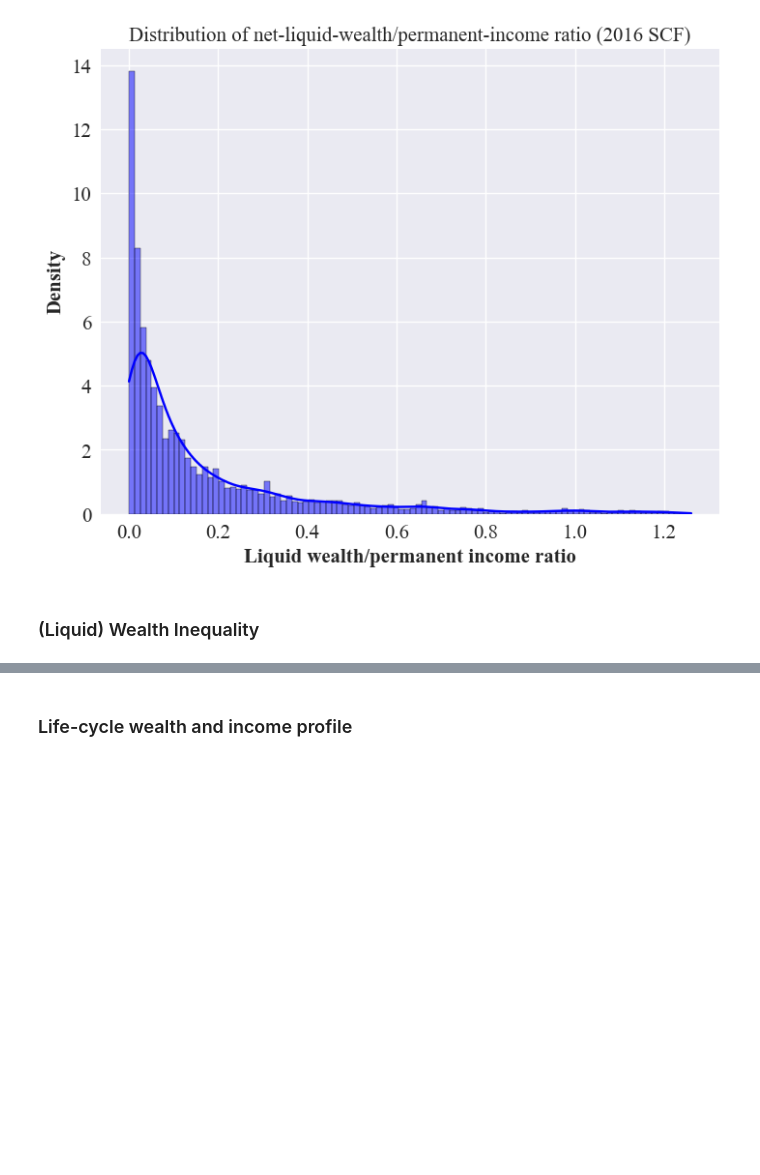
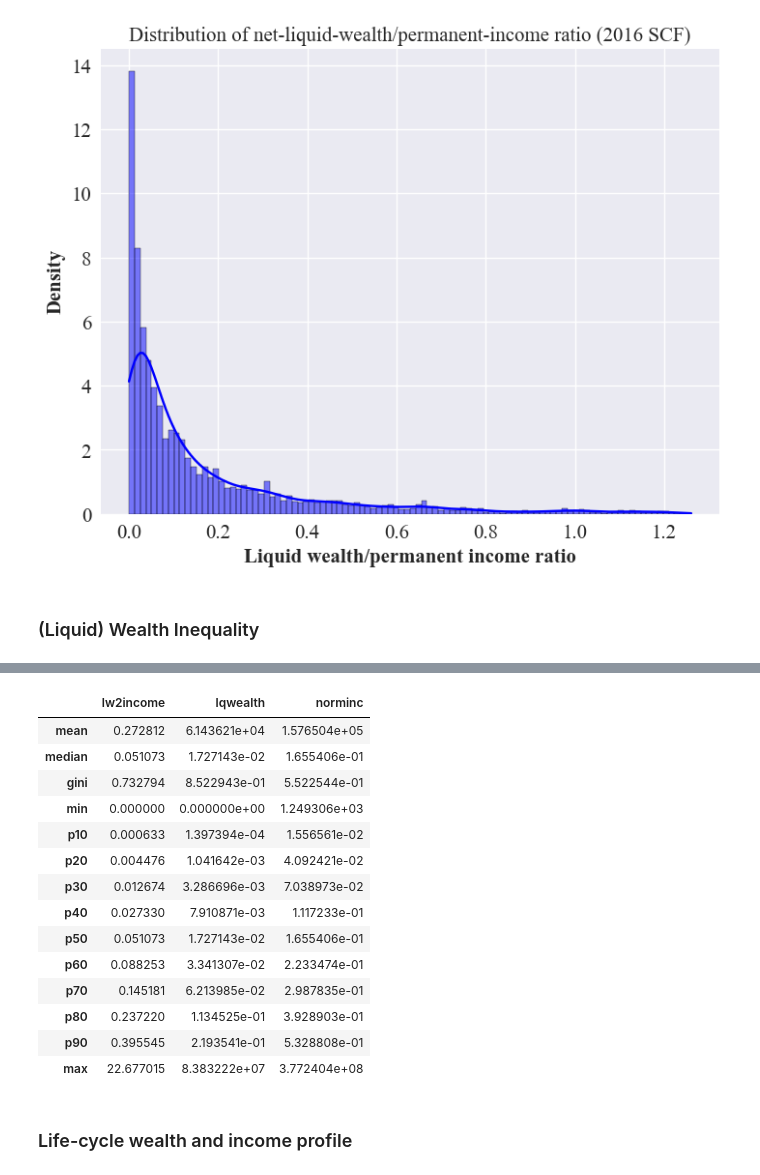
Before and after one commit to iworld1991/SCF, a Jupyter notebook: pythoncode/SCFData.ipynb, the cells around one changed output, grey strips where cells are left out. Saved outputs shown, nothing was run; the diff lists cells and outputs as text; code cells hidden in the pictures; blank space fills up the shorter version.

```diff
--- a/pythoncode/SCFData.ipynb
+++ b/pythoncode/SCFData.ipynb
@@ -359,3 +281,47 @@ figureprefs(years_graph,
+# %%
+## create a dictionary that stores weighted mean, media, gini, and min, p10,p20,p30,p40,p50,p60,p70,p80,p90,max of liquid wealth, income, and networth, lw2income, lw2wage_income
+
+vars = ['lw2income','lqwealth','norminc']
+
+vars_stats_dict = {}
+
+for var in vars:
+    vars_stats_dict[var] = {}
+    vars_stats_dict[var]['mean'] = (df[var]*df['wgt']).sum()/df['wgt'].sum()
+    vars_stats_dict[var]['median'] = weighted_percentiles(df, var, 'wgt', percentiles = [0.5])[0]
+    vars_stats_dict[var]['gini'] = get_gini(df, var, 'wgt')
+    vars_stats_dict[var]['min'] = df[var].min()
+    vars_stats_dict[var]['p10'] = weighted_percentiles(df, var, 'wgt', percentiles = [0.1])[0]
+    vars_stats_dict[var]['p20'] = weighted_percentiles(df, var, 'wgt', percentiles = [0.2])[0]
+    vars_stats_dict[var]['p30'] = weighted_percentiles(df, var, 'wgt', percentiles = [0.3])[0]
+    vars_stats_dict[var]['p40'] = weighted_percentiles(df, var, 'wgt', percentiles = [0.4])[0]
+    vars_stats_dict[var]['p50'] = weighted_percentiles(df, var, 'wgt', percentiles = [0.5])[0]
+    vars_stats_dict[var]['p60'] = weighted_percentiles(df, var, 'wgt', percentiles = [0.6])[0]
+    vars_stats_dict[var]['p70'] = weighted_percentiles(df, var, 'wgt', percentiles = [0.7])[0]
+    vars_stats_dict[var]['p80'] = weighted_percentiles(df, var, 'wgt', percentiles = [0.8])[0]
+    vars_stats_dict[var]['p90'] = weighted_percentiles(df, var, 'wgt', percentiles = [0.9])[0]
+    vars_stats_dict[var]['max'] = df[var].max()
+
+## create a dataframe to store the statistics
+
+df_stats = pd.DataFrame(vars_stats_dict)
+df_stats
+# %% [output]
+|  | lw2income | lqwealth | norminc |
+| mean | 0.272812 | 6.143621e+04 | 1.576504e+05 |
+| median | 0.051073 | 1.727143e-02 | 1.655406e-01 |
+| gini | 0.732794 | 8.522943e-01 | 5.522544e-01 |
+| min | 0.000000 | 0.000000e+00 | 1.249306e+03 |
+| p10 | 0.000633 | 1.397394e-04 | 1.556561e-02 |
+| p20 | 0.004476 | 1.041642e-03 | 4.092421e-02 |
+| p30 | 0.012674 | 3.286696e-03 | 7.038973e-02 |
+| p40 | 0.027330 | 7.910871e-03 | 1.117233e-01 |
+| p50 | 0.051073 | 1.727143e-02 | 1.655406e-01 |
+| p60 | 0.088253 | 3.341307e-02 | 2.233474e-01 |
+| p70 | 0.145181 | 6.213985e-02 | 2.987835e-01 |
+| p80 | 0.237220 | 1.134525e-01 | 3.928903e-01 |
+| p90 | 0.395545 | 2.193541e-01 | 5.328808e-01 |
+| max | 22.677015 | 8.383222e+07 | 3.772404e+08 |
 # %% [markdown]
 ### Life-cycle wealth and income profile
 # %%
```
Also changed, not shown: parts of 7 cells of this notebook, 2 other files.
